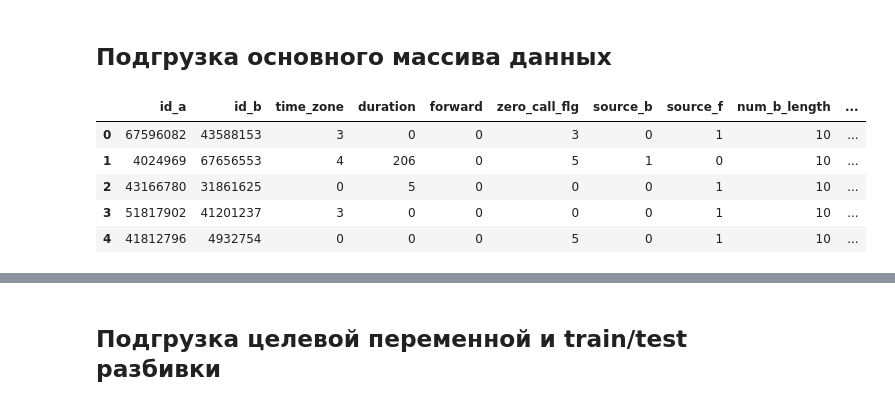
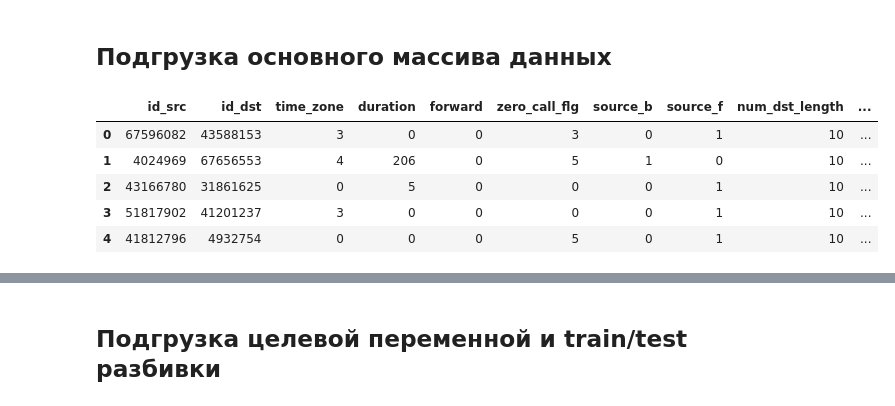
Before and after one commit to mikhailmartin/BestHack2022-DataScience, a Jupyter notebook: notebooks/EDA.ipynb, the cells around one changed output, grey strips where cells are left out. Cells and saved outputs as stored; diff of their text form; code cells hidden in the pictures.

```diff
--- a/notebooks/EDA.ipynb
+++ b/notebooks/EDA.ipynb
@@ -7,29 +8,25 @@ import matplotlib.pyplot as plt
 import numpy as np
 import pandas as pd
 # %%
-DATA_PATH = os.path.join("..", "data", "interim", "transactions.csv")
+DATA_PATH = os.path.join("..", "data", "interim", "transactions.parquet")
 TARGET_PATH = os.path.join("..", "data", "raw", "beeline_antispam_hakaton_id_samples.csv")
 
-COLORS = ["tab:blue", "tab:orange", "tab:green", "tab:red", "tab:purple", "tab:brown", "tab:gray"]
+COLORS = [
+    "tab:blue",
+    "tab:orange",
+    "tab:green",
+    "tab:red",
+    "tab:purple",
+    "tab:brown",
+    "tab:gray",
+]
 # %% [markdown]
 ## Подгрузка основного массива данных
 # %%
-data = pd.read_csv(
-    DATA_PATH,
-    dtype={
-        "time_zone": "int8",
-        "forward": "int8",
-        "zero_call_flg": "int8",
-        "source_b": "int8",
-        "source_f": "int8",
-        "num_b_length": "int8",
-        "duration": "int16",
-    },
-    parse_dates=["datetime"],
-)
+data = pd.read_parquet(DATA_PATH)
 data.head()
 # %% [output]
-|  | id_a | id_b | time_zone | duration | forward | zero_call_flg | source_b | source_f | num_b_length | ... |
+|  | id_src | id_dst | time_zone | duration | forward | zero_call_flg | source_b | source_f | num_dst_length | ... |
 | 0 | 67596082 | 43588153 | 3 | 0 | 0 | 3 | 0 | 1 | 10 | ... |
 | 1 | 4024969 | 67656553 | 4 | 206 | 0 | 5 | 1 | 0 | 10 | ... |
 | 2 | 43166780 | 31861625 | 0 | 5 | 0 | 0 | 0 | 1 | 10 | ... |
```
Also changed, not shown: parts of 16 cells of this notebook, 23 other files.
